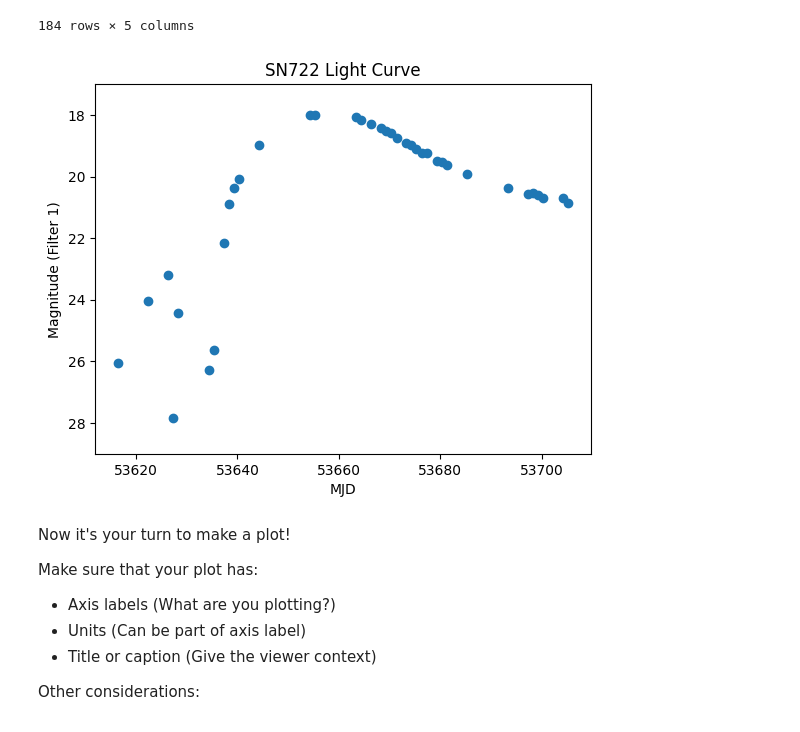
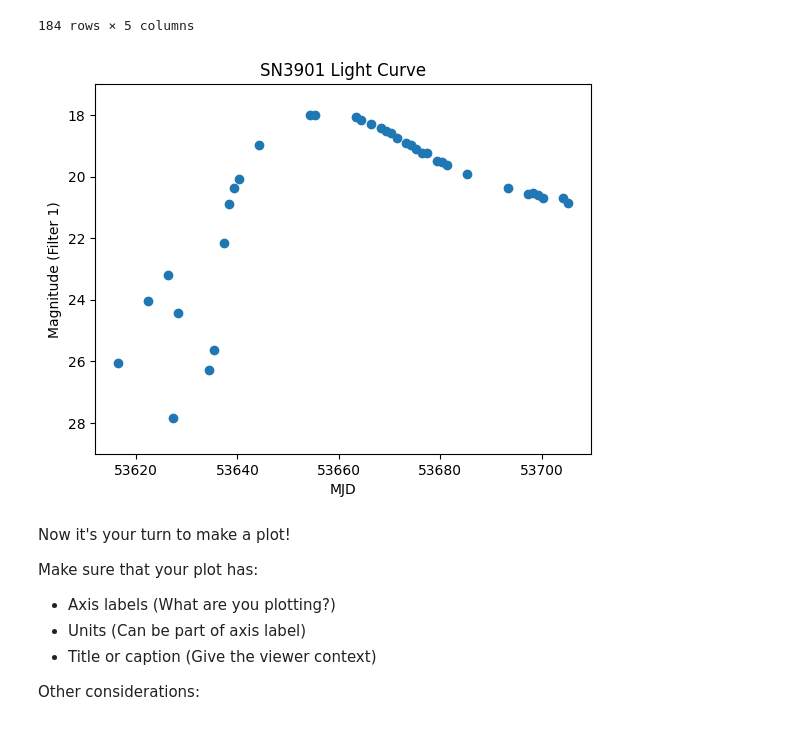
Before and after one commit to hbowden-arch/WSP_2024, a Jupyter notebook: Day3.ipynb, the cells around one changed output. Saved outputs shown, nothing was run; the diff lists cells and outputs as text; code cells hidden in the pictures.

```diff
--- a/Day3.ipynb
+++ b/Day3.ipynb
@@ -133,21 +133,21 @@ lightcurve
 # %%
 import numpy as np
 
 Day = lightcurve['MJD']
 Filt = lightcurve['Filter']
 Mag = lightcurve['Mag']
 
 locs_filt0 = np.where(Filt==1)
 Day_filt0 = Day.iloc[locs_filt0]
 Mag_filt0 = Mag.iloc[locs_filt0]
 
 plt.scatter(Day_filt0,Mag_filt0)
 plt.ylim(29,17)
 plt.xlabel('MJD')
 plt.ylabel('Magnitude (Filter 1)')
-plt.title('SN722 Light Curve');
+plt.title('SN3901 Light Curve');
 # %% [output]
-[figure, old version]
+[figure, new version]
 # %% [markdown]
 Now it's your turn to make a plot!
 
```
